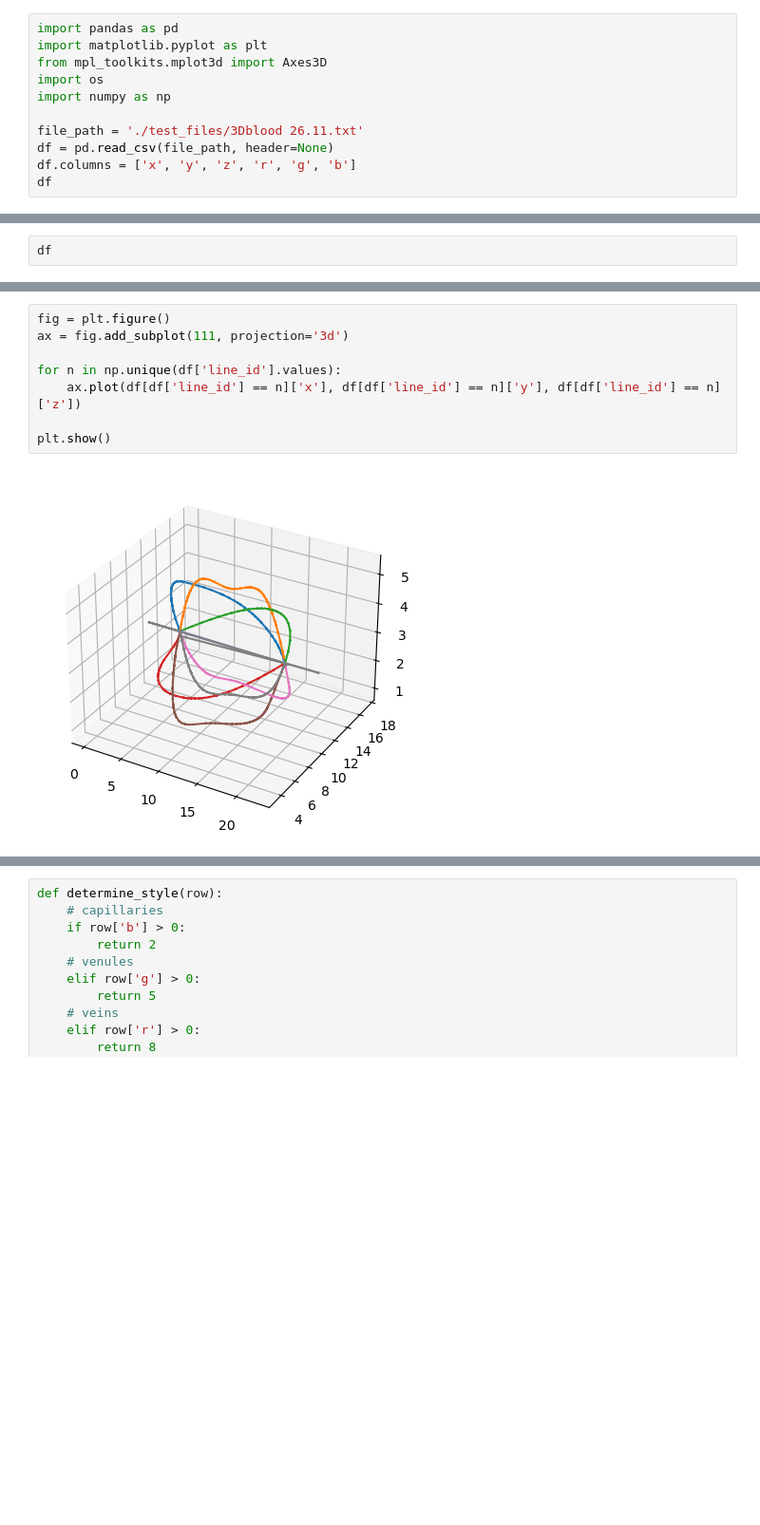
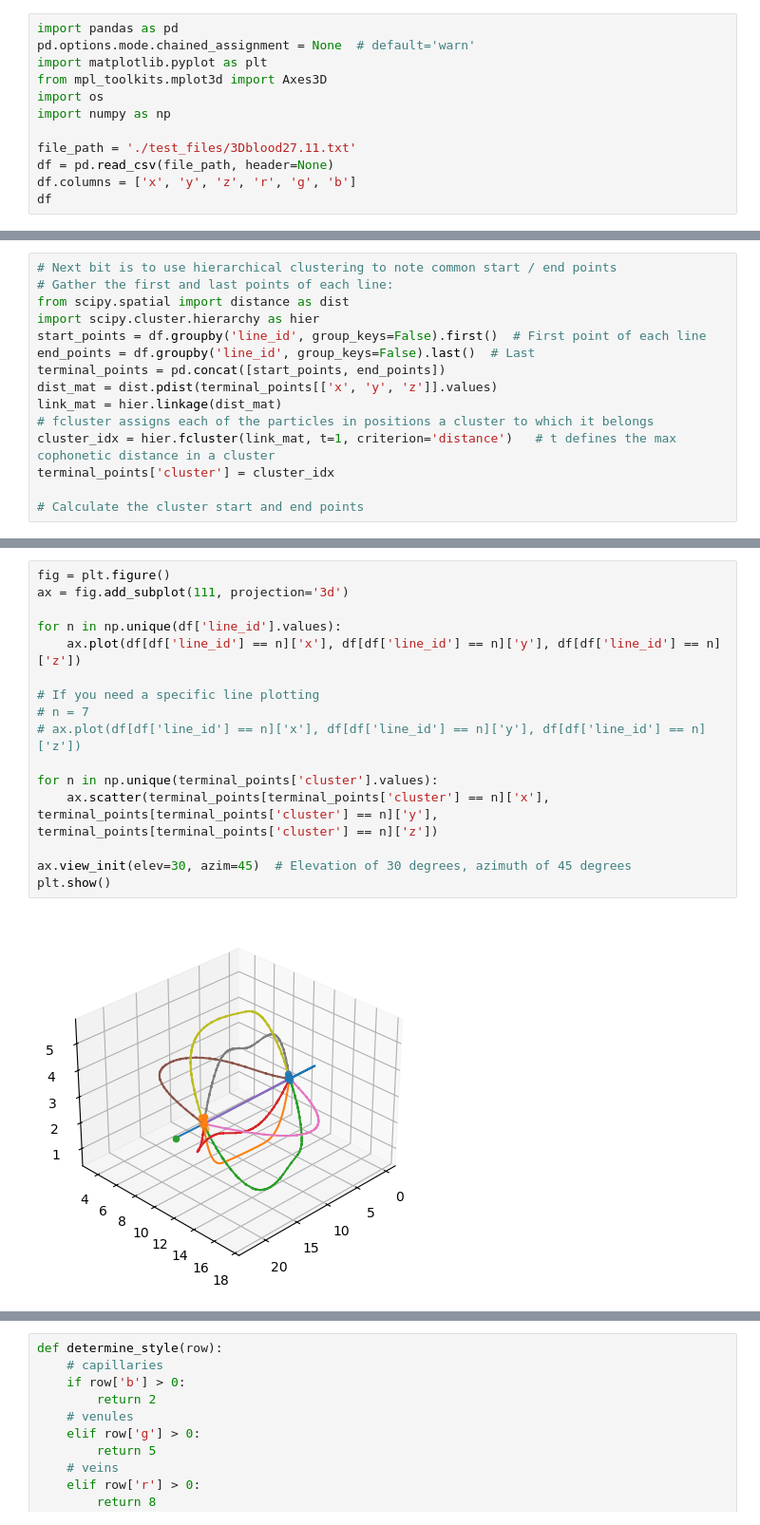
Before and after one commit to joeforth/fractal_slicer, a Jupyter notebook: many_colours_one_file_network.ipynb, the cells around one changed output, grey strips where cells are left out. Shown at 95% size. Saved outputs shown, nothing was run; the diff lists cells and outputs as text; blank space fills up the shorter version.

Commit message:
did clustering

```diff
--- a/many_colours_one_file_network.ipynb
+++ b/many_colours_one_file_network.ipynb
@@ -1,11 +1,12 @@
 # %%
 import pandas as pd
+pd.options.mode.chained_assignment = None  # default='warn'
 import matplotlib.pyplot as plt
 from mpl_toolkits.mplot3d import Axes3D
 import os
 import numpy as np
 
-file_path = './test_files/3Dblood 26.11.txt'
+file_path = './test_files/3Dblood27.11.txt'
 df = pd.read_csv(file_path, header=None)
 df.columns = ['x', 'y', 'z', 'r', 'g', 'b']
 df
@@ -66,3 +90,16 @@ cluster_idx = hier.fcluster(link_mat, 1, criterion='distance')
 # %%
-df
+# Next bit is to use hierarchical clustering to note common start / end points
+# Gather the first and last points of each line:
+from scipy.spatial import distance as dist
+import scipy.cluster.hierarchy as hier
+start_points = df.groupby('line_id', group_keys=False).first()  # First point of each line
+end_points = df.groupby('line_id', group_keys=False).last()  # Last
+terminal_points = pd.concat([start_points, end_points])
+dist_mat = dist.pdist(terminal_points[['x', 'y', 'z']].values)
+link_mat = hier.linkage(dist_mat)
+# fcluster assigns each of the particles in positions a cluster to which it belongs
+cluster_idx = hier.fcluster(link_mat, t=1, criterion='distance')   # t defines the max cophonetic distance in a cluster
+terminal_points['cluster'] = cluster_idx
+
+# Calculate the cluster start and end points
 # %% [output]
@@ -82,10 +124,18 @@ df
 # %%
 fig = plt.figure()
 ax = fig.add_subplot(111, projection='3d')
 
 for n in np.unique(df['line_id'].values):
     ax.plot(df[df['line_id'] == n]['x'], df[df['line_id'] == n]['y'], df[df['line_id'] == n]['z'])
 
+# If you need a specific line plotting
+# n = 7
+# ax.plot(df[df['line_id'] == n]['x'], df[df['line_id'] == n]['y'], df[df['line_id'] == n]['z'])
+
+for n in np.unique(terminal_points['cluster'].values):
+    ax.scatter(terminal_points[terminal_points['cluster'] == n]['x'], terminal_points[terminal_points['cluster'] == n]['y'], terminal_points[terminal_points['cluster'] == n]['z'])
+
+ax.view_init(elev=30, azim=45)  # Elevation of 30 degrees, azimuth of 45 degrees
 plt.show()
 # %% [output]
-[figure, old version]
+[figure, new version]
```
Also changed, not shown: parts of 4 cells of this notebook, 1 other file.
